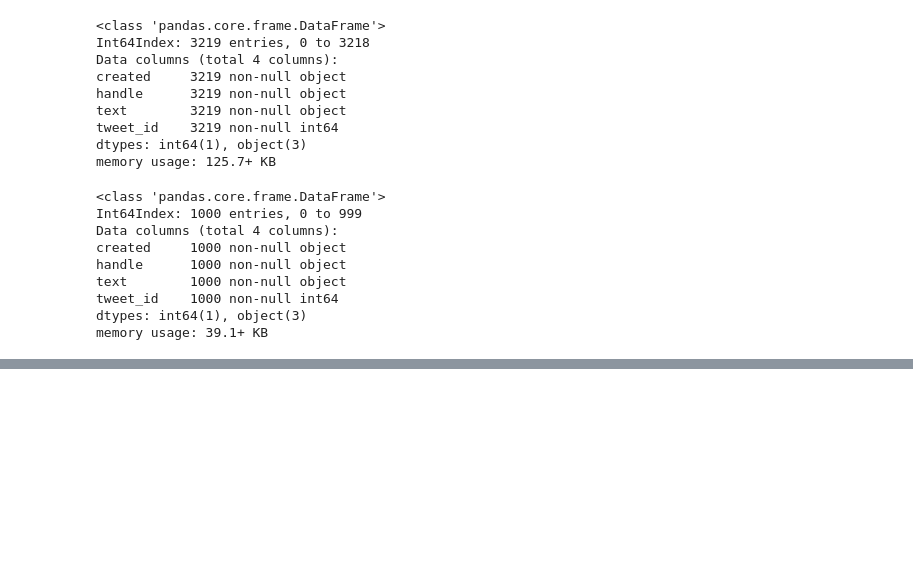
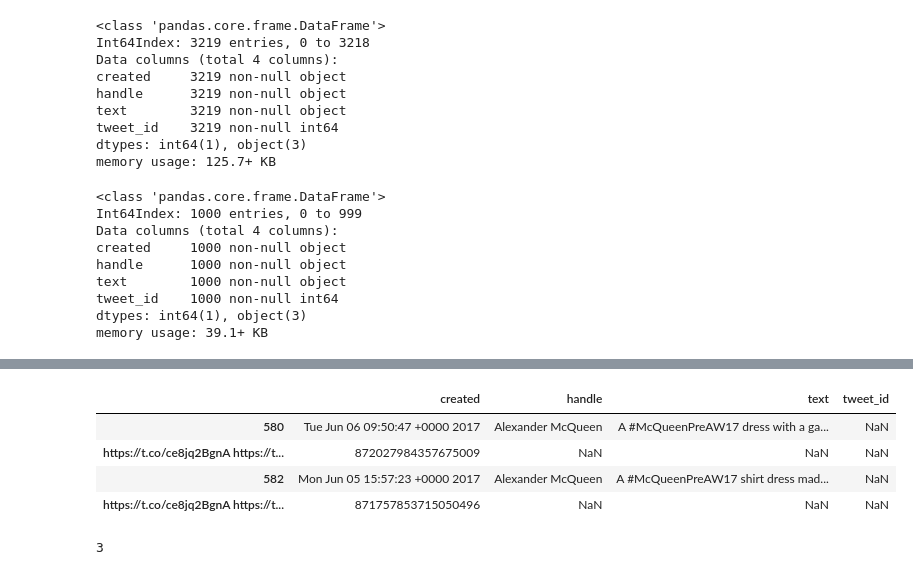
Before and after one commit to jerryLee80/Twitter_Fashion_Account_NLP, a Jupyter notebook: ipynb/posgres_test.ipynb, the cells around one changed output, grey strips where cells are left out. Cells and saved outputs as stored; diff of their text form; code cells hidden in the pictures; blank space fills up the shorter version.

```diff
--- a/ipynb/posgres_test.ipynb
+++ b/ipynb/posgres_test.ipynb
@@ -325,0 +456,12 @@ memory usage: 39.1+ KB
+# %%
+mcqueen_db[mcqueen_db.tweet_id.isnull()]
+# %% [output]
+|  | created | handle | text | tweet_id |
+| 580 | Tue Jun 06 09:50:47 +0000 2017 | Alexander McQueen | A #McQueenPreAW17 dress with a ga... | NaN |
+| https://t.co/ce8jq2BgnA https://t... | 872027984357675009 | NaN | NaN | NaN |
+| 582 | Mon Jun 05 15:57:23 +0000 2017 | Alexander McQueen | A #McQueenPreAW17 shirt dress mad... | NaN |
+| https://t.co/ce8jq2BgnA https://t... | 871757853715050496 | NaN | NaN | NaN |
+# %%
+mcqueen_db.duplicated('tweet_id').sum()
+# %% [output]
+3
```
Also changed, not shown: parts of 23 cells of this notebook, 4 other files.
